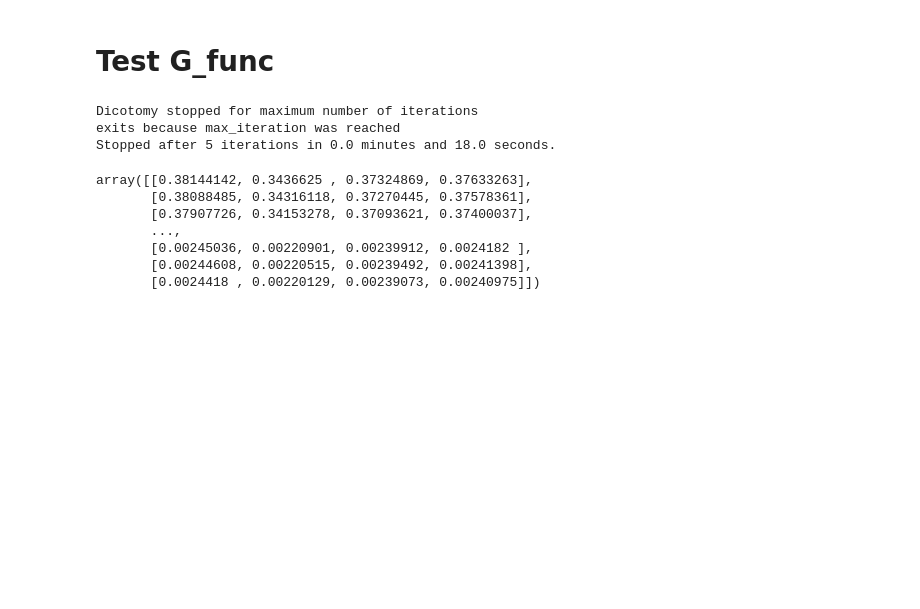
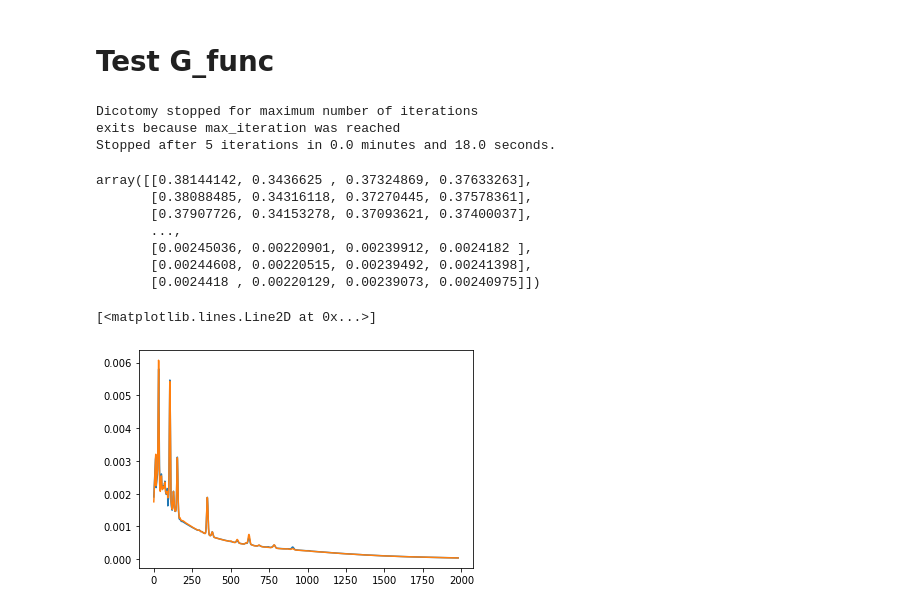
Before and after one commit to adriente/espm, a Jupyter notebook: notebooks/old/AT_testing.ipynb, the cells around one changed output. Drawn from its saved outputs; the diff is of its cells as text; code cells hidden in the pictures; blank space fills up the shorter version.

```diff
--- a/notebooks/old/AT_testing.ipynb
+++ b/notebooks/old/AT_testing.ipynb
@@ -427,6 +427,3 @@ array([[0.38144142, 0.3436625 , 0.37324869, 0.37633263],
        [0.00245036, 0.00220901, 0.00239912, 0.0024182 ],
        [0.00244608, 0.00220515, 0.00239492, 0.00241398],
        [0.0024418 , 0.00220129, 0.00239073, 0.00240975]])
-# %%
- P = np.random.rand(22,3)
- P[:-2,:].shape
@@ -432,0 +525,11 @@ array([[0.38144142, 0.3436625 , 0.37324869, 0.37633263],
+# %%
+g,p,a,d,w,x,xd = generate_one_sample()
+# %%
+%matplotlib inline
+import matplotlib.pyplot as plt
+
+plt.plot((g@p)[:,0])
+plt.plot(d[:,0])
+# %% [output]
+[<matplotlib.lines.Line2D at 0x...>]
+[figure, added]
```
Also changed, not shown: parts of 1 cell of this notebook, 10 other files.
